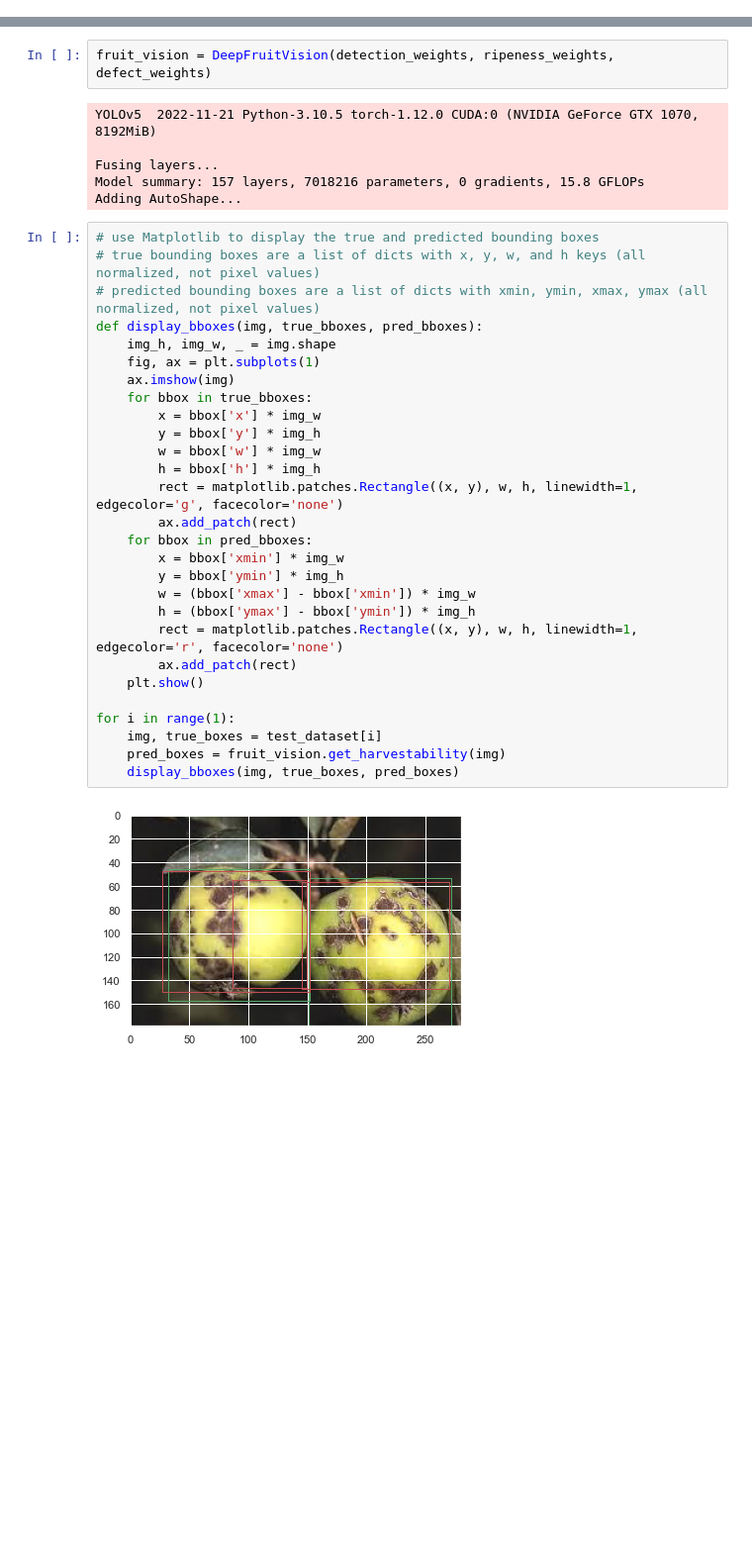
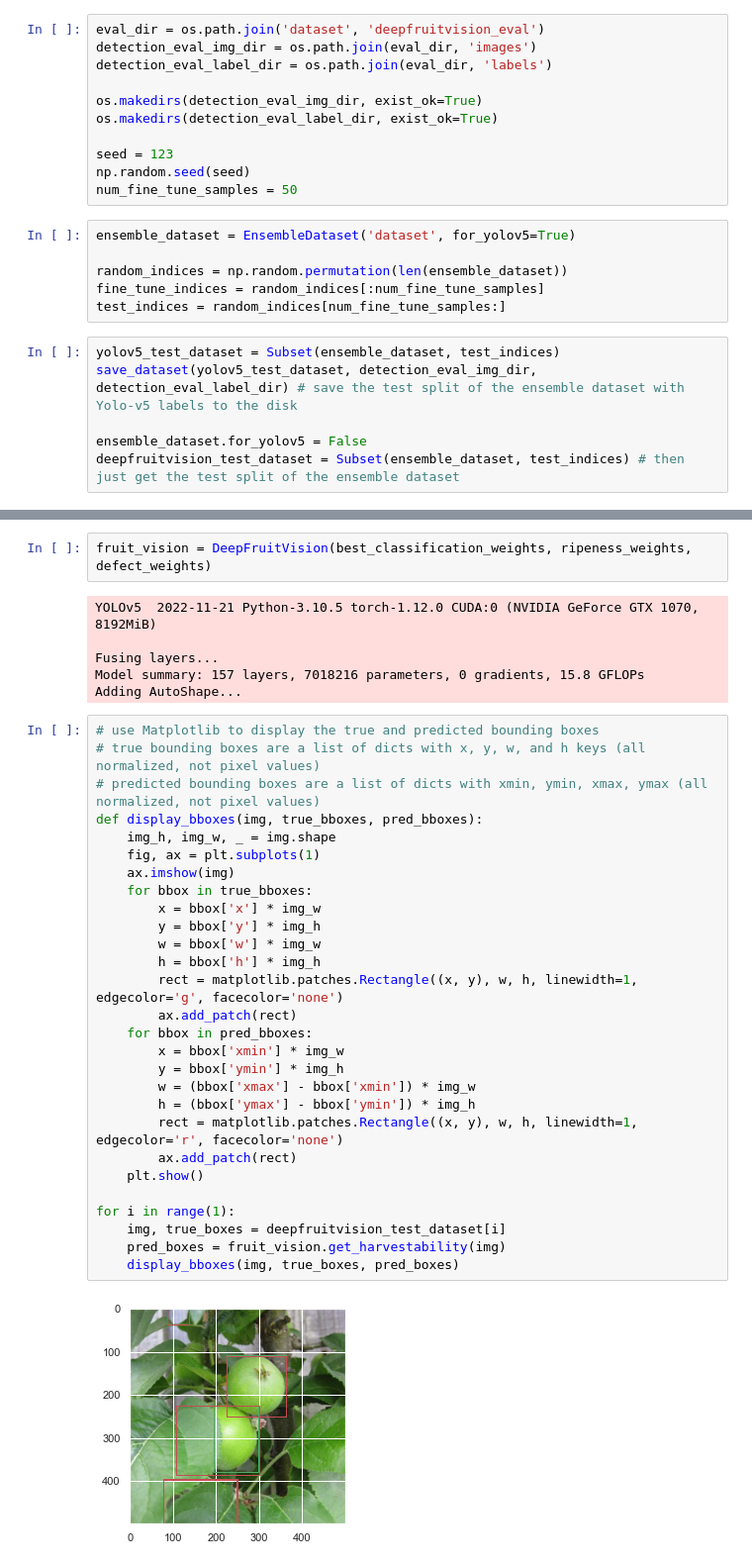
Before and after one commit to JVP15/fruit-detection, a Jupyter notebook: evaluate_deep_fruit_vision.ipynb, the cells around one changed output, grey strips where cells are left out. Shown: that part at 99% size. Drawn from its saved outputs; the diff is of its cells as text; blank space fills up the shorter version.

Commit message:
Updated evalute_deep_fruit_vision

```diff
--- a/evaluate_deep_fruit_vision.ipynb
+++ b/evaluate_deep_fruit_vision.ipynb
@@ -27,3 +29,26 @@ test_dataset = EnsembleDataset('dataset')
+# %%
+eval_dir = os.path.join('dataset', 'deepfruitvision_eval')
+detection_eval_img_dir = os.path.join(eval_dir, 'images')
+detection_eval_label_dir = os.path.join(eval_dir, 'labels')
+
+os.makedirs(detection_eval_img_dir, exist_ok=True)
+os.makedirs(detection_eval_label_dir, exist_ok=True)
+
+seed = 123
+np.random.seed(seed)
+num_fine_tune_samples = 50
+# %%
+ensemble_dataset = EnsembleDataset('dataset', for_yolov5=True)
+
+random_indices = np.random.permutation(len(ensemble_dataset))
+fine_tune_indices = random_indices[:num_fine_tune_samples]
+test_indices = random_indices[num_fine_tune_samples:]
+# %%
+yolov5_test_dataset = Subset(ensemble_dataset, test_indices)
+save_dataset(yolov5_test_dataset, detection_eval_img_dir, detection_eval_label_dir) # save the test split of the ensemble dataset with Yolo-v5 labels to the disk
+
+ensemble_dataset.for_yolov5 = False
+deepfruitvision_test_dataset = Subset(ensemble_dataset, test_indices) # then just get the test split of the ensemble dataset
 # %% [markdown]
 ## Detection mAP
 
@@ -67,5 +125,5 @@ Now we want to evaluate the accuracy of the ensemble classification model. Since
 # %%
-fruit_vision = DeepFruitVision(detection_weights, ripeness_weights, defect_weights)
+fruit_vision = DeepFruitVision(best_classification_weights, ripeness_weights, defect_weights)
 # %% [output]
 YOLOv5  2022-11-21 Python-3.10.5 torch-1.12.0 CUDA:0 (NVIDIA GeForce GTX 1070, 8192MiB)
 
@@ -75,33 +133,33 @@ Adding AutoShape...
 # %%
 # use Matplotlib to display the true and predicted bounding boxes
 # true bounding boxes are a list of dicts with x, y, w, and h keys (all normalized, not pixel values)
 # predicted bounding boxes are a list of dicts with xmin, ymin, xmax, ymax (all normalized, not pixel values)
 def display_bboxes(img, true_bboxes, pred_bboxes):
     img_h, img_w, _ = img.shape
     fig, ax = plt.subplots(1)
     ax.imshow(img)
     for bbox in true_bboxes:
         x = bbox['x'] * img_w
         y = bbox['y'] * img_h
         w = bbox['w'] * img_w
         h = bbox['h'] * img_h
         rect = matplotlib.patches.Rectangle((x, y), w, h, linewidth=1, edgecolor='g', facecolor='none')
         ax.add_patch(rect)
     for bbox in pred_bboxes:
         x = bbox['xmin'] * img_w
         y = bbox['ymin'] * img_h
         w = (bbox['xmax'] - bbox['xmin']) * img_w
         h = (bbox['ymax'] - bbox['ymin']) * img_h
         rect = matplotlib.patches.Rectangle((x, y), w, h, linewidth=1, edgecolor='r', facecolor='none')
         ax.add_patch(rect)
     plt.show()
 
 for i in range(1):
-    img, true_boxes = test_dataset[i]
+    img, true_boxes = deepfruitvision_test_dataset[i]
     pred_boxes = fruit_vision.get_harvestability(img)
     display_bboxes(img, true_boxes, pred_boxes)
 # %% [output]
-[figure, old version]
+[figure, new version]
 # %%
 min_box_size = fruit_vision.min_bounding_box_size
 
```
Also changed, not shown: parts of 15 cells of this notebook.
